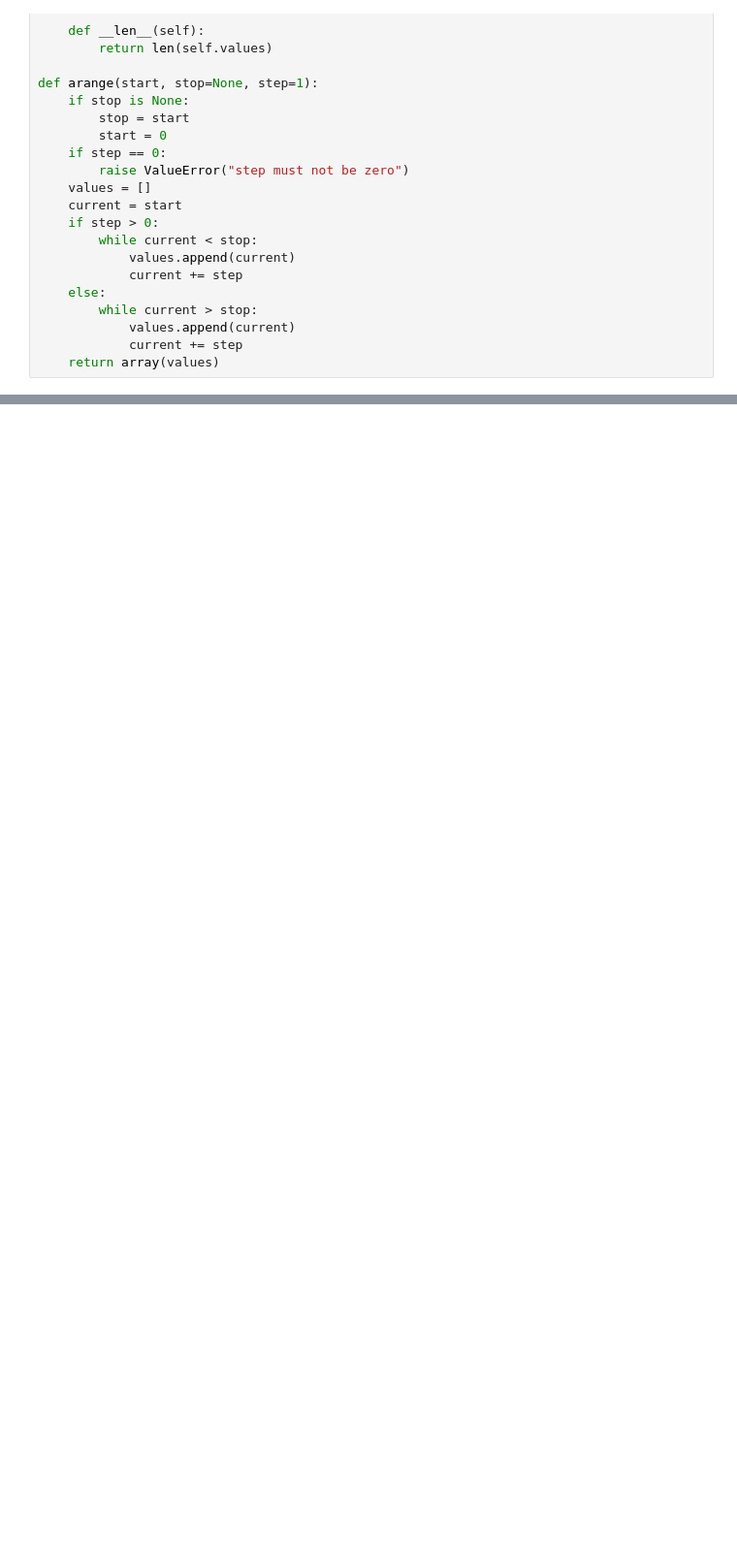
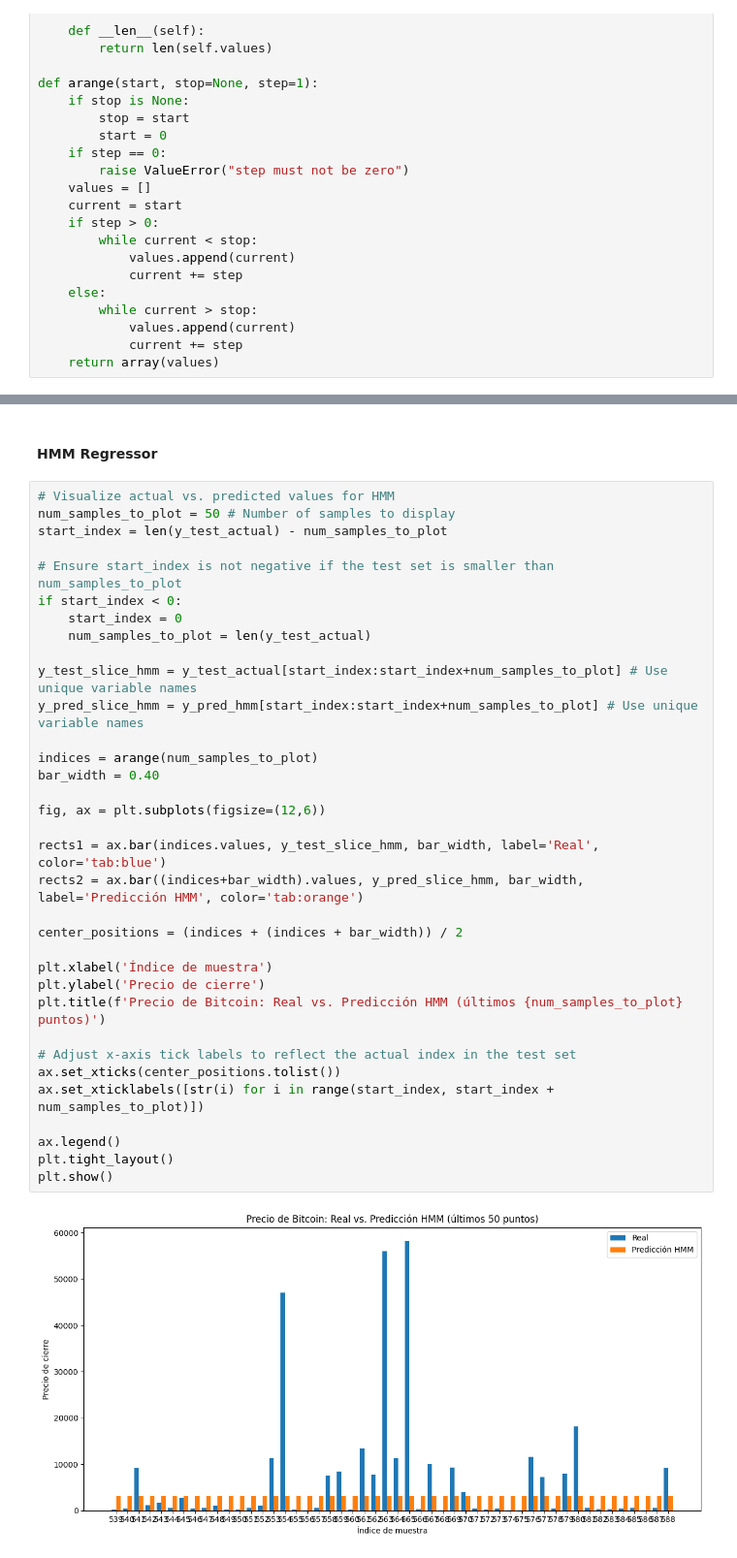
Before and after one commit to breynerciro/ProyectoME, a Jupyter notebook: prediction_bitcoin_price.ipynb, the cells around one changed output, grey strips where cells are left out. Shown at 97% size. Saved outputs shown, nothing was run; the diff lists cells and outputs as text; blank space fills up the shorter version.

```diff
--- a/prediction_bitcoin_price.ipynb
+++ b/prediction_bitcoin_price.ipynb
@@ -257,0 +669,38 @@ plt.show()
+# %% [markdown]
+#### HMM Regressor
+# %%
+# Visualize actual vs. predicted values for HMM
+num_samples_to_plot = 50 # Number of samples to display
+start_index = len(y_test_actual) - num_samples_to_plot
+
+# Ensure start_index is not negative if the test set is smaller than num_samples_to_plot
+if start_index < 0:
+    start_index = 0
+    num_samples_to_plot = len(y_test_actual)
+
+y_test_slice_hmm = y_test_actual[start_index:start_index+num_samples_to_plot] # Use unique variable names
+y_pred_slice_hmm = y_pred_hmm[start_index:start_index+num_samples_to_plot] # Use unique variable names
+
+indices = arange(num_samples_to_plot)
+bar_width = 0.40
+
+fig, ax = plt.subplots(figsize=(12,6))
+
+rects1 = ax.bar(indices.values, y_test_slice_hmm, bar_width, label='Real', color='tab:blue')
+rects2 = ax.bar((indices+bar_width).values, y_pred_slice_hmm, bar_width, label='Predicción HMM', color='tab:orange')
+
+center_positions = (indices + (indices + bar_width)) / 2
+
+plt.xlabel('Índice de muestra')
+plt.ylabel('Precio de cierre')
+plt.title(f'Precio de Bitcoin: Real vs. Predicción HMM (últimos {num_samples_to_plot} puntos)')
+
+# Adjust x-axis tick labels to reflect the actual index in the test set
+ax.set_xticks(center_positions.tolist())
+ax.set_xticklabels([str(i) for i in range(start_index, start_index + num_samples_to_plot)])
+
+ax.legend()
+plt.tight_layout()
+plt.show()
+# %% [output]
+[figure, added]
```
Also changed, not shown: parts of 37 cells of this notebook, 2 other files.
